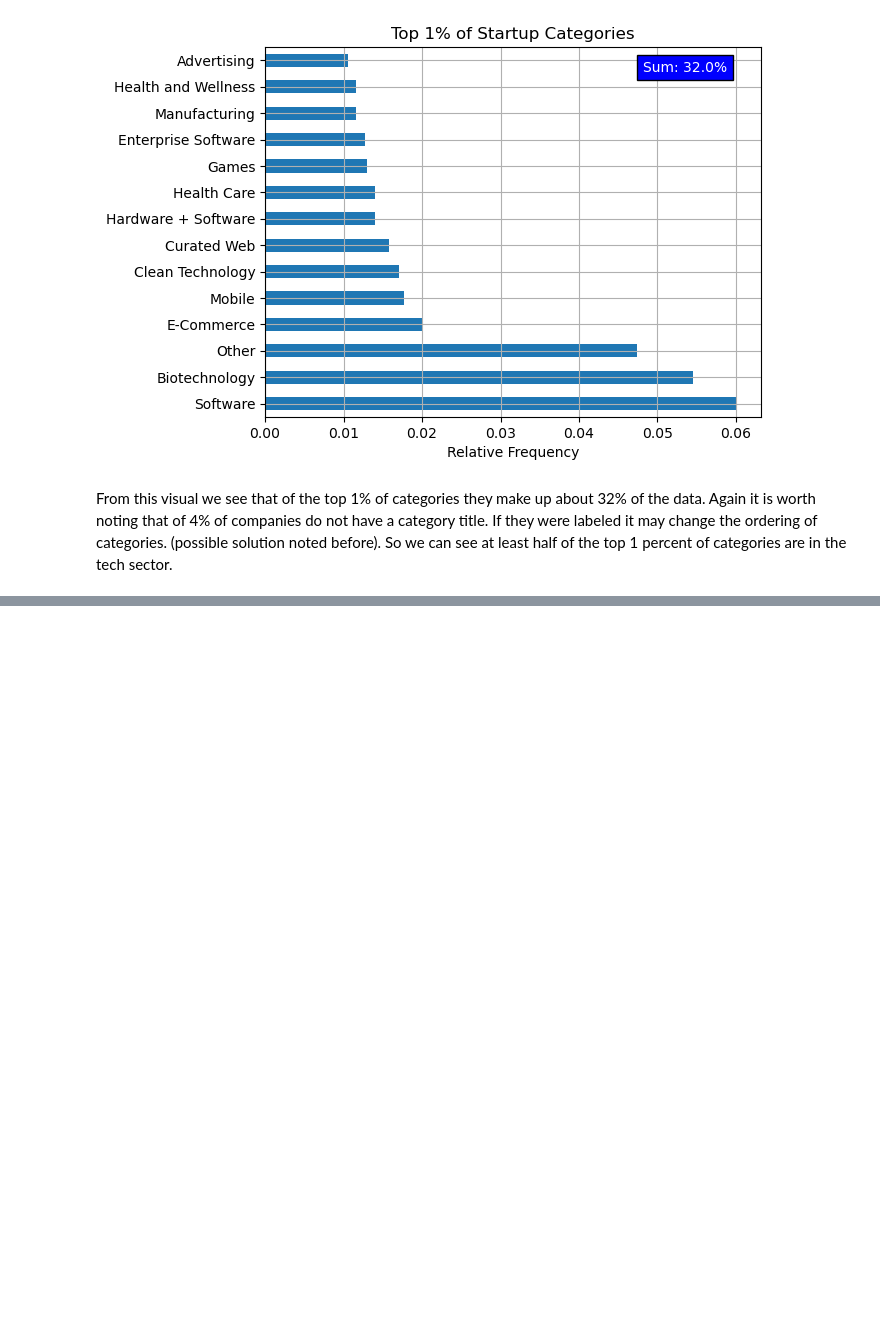
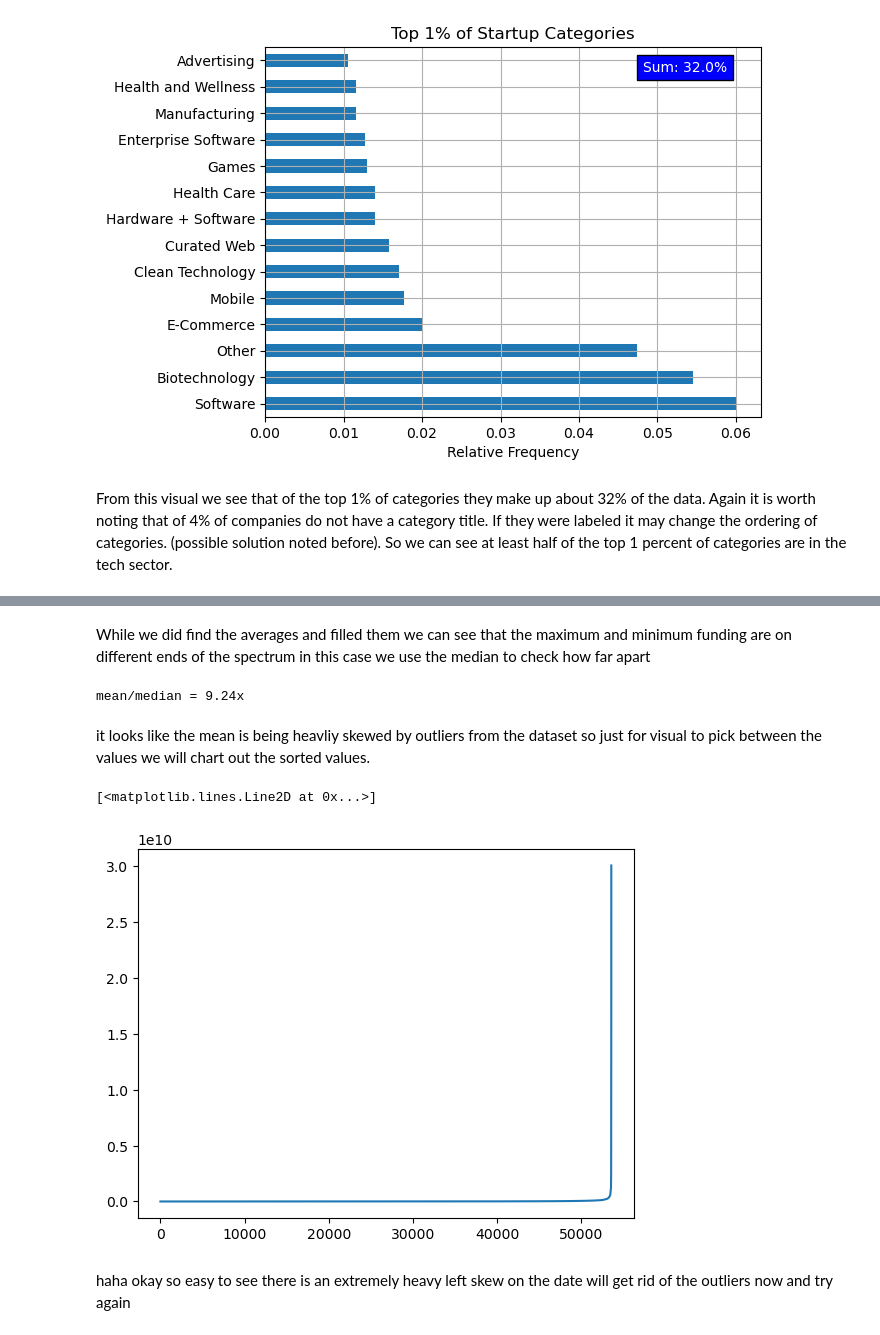
Before and after one commit to tcarr032/Startup-Dataset, a Jupyter notebook: Startup_measure.ipynb, the cells around one changed output, grey strips where cells are left out. Drawn from its saved outputs; the diff is of its cells as text; code cells hidden in the pictures; blank space fills up the shorter version.

Commit message:
did a bit of fudning visualization

```diff
--- a/Startup_measure.ipynb
+++ b/Startup_measure.ipynb
@@ -172,0 +171,8 @@ I am still planning to do more EDA on this and get some possible classification
+# %%
+funding_data = startup_data.copy()
+funding_totals_with_values = funding_data[funding_data['funding_total_usd'] != '-']
+mean = funding_totals_with_values['funding_total_usd'].astype(float).sum() / funding_totals_with_values.shape[0]
+funding_data['funding_total_usd'] = funding_data['funding_total_usd'].replace('-', mean.round(2)).astype(float)
+print(f"maximum funding: {funding_data['funding_total_usd'].max()}")
+print(f"minimum funding: {funding_data['funding_total_usd'].min()}")
+funding_data[startup_data['funding_total_usd'] == '-'].head(3)
@@ -172,0 +186,20 @@ I am still planning to do more EDA on this and get some possible classification
+# %% [markdown]
+While we did find the averages and filled them we can see that the maximum and minimum funding are on different ends of the spectrum in this case we use the median to check how far apart
+# %%
+pd.options.mode.chained_assignment = None
+funding_totals_with_values.loc[:,'funding_total_usd'] = pd.to_numeric(funding_totals_with_values['funding_total_usd']).copy()
+pd.options.mode.chained_assignment = 'warn'  # I just didn't want to deal with the false positive
+median = np.percentile(funding_totals_with_values['funding_total_usd'], 50)
+print(f'mean/median = {np.round(mean/median, decimals=2)}x')
+# %% [output]
+mean/median = 9.24x
+# %% [markdown]
+it looks like the mean is being heavliy skewed by outliers from the dataset so just for visual to pick between the values we will chart out the sorted values.
+# %%
+funding_totals = funding_totals_with_values['funding_total_usd'].sort_values()
+plt.plot(range(len(funding_totals)), funding_totals)
+# %% [output]
+[<matplotlib.lines.Line2D at 0x...>]
+[figure, added]
+# %% [markdown]
+haha okay so easy to see there is an extremely heavy left skew on the date will get rid of the outliers now and try again
```
Also changed, not shown: parts of 6 cells of this notebook.
